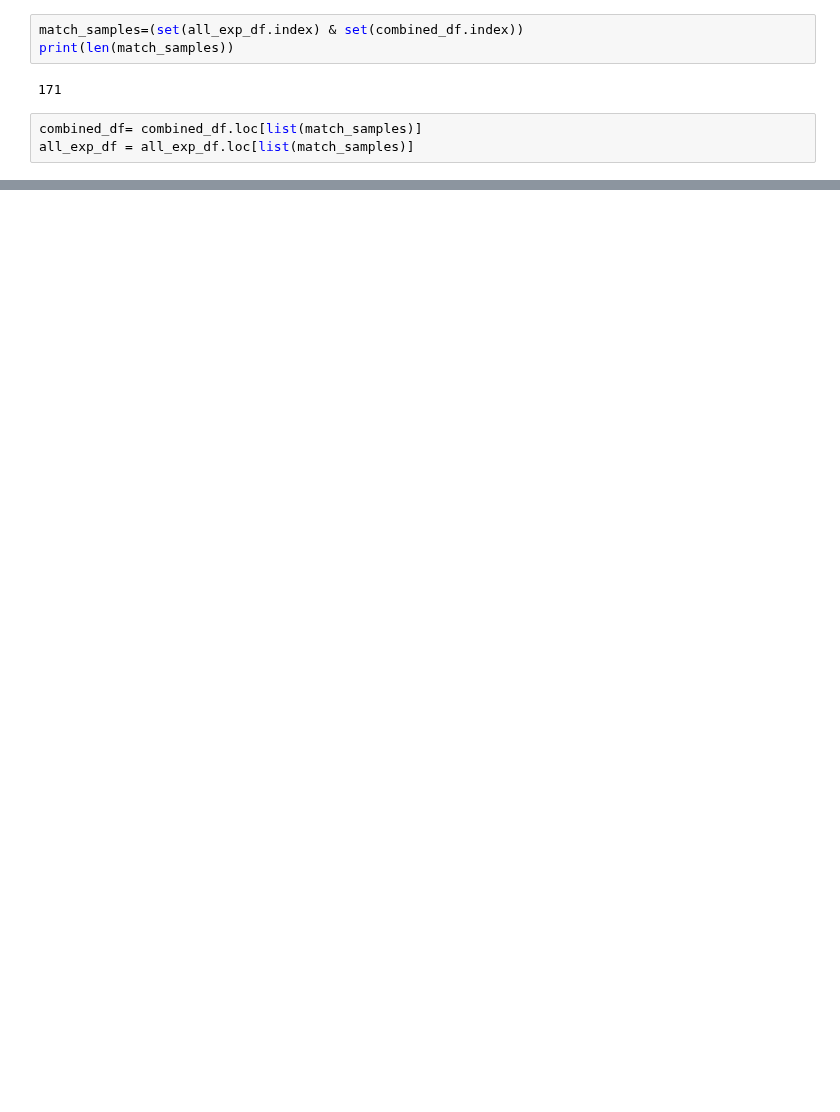
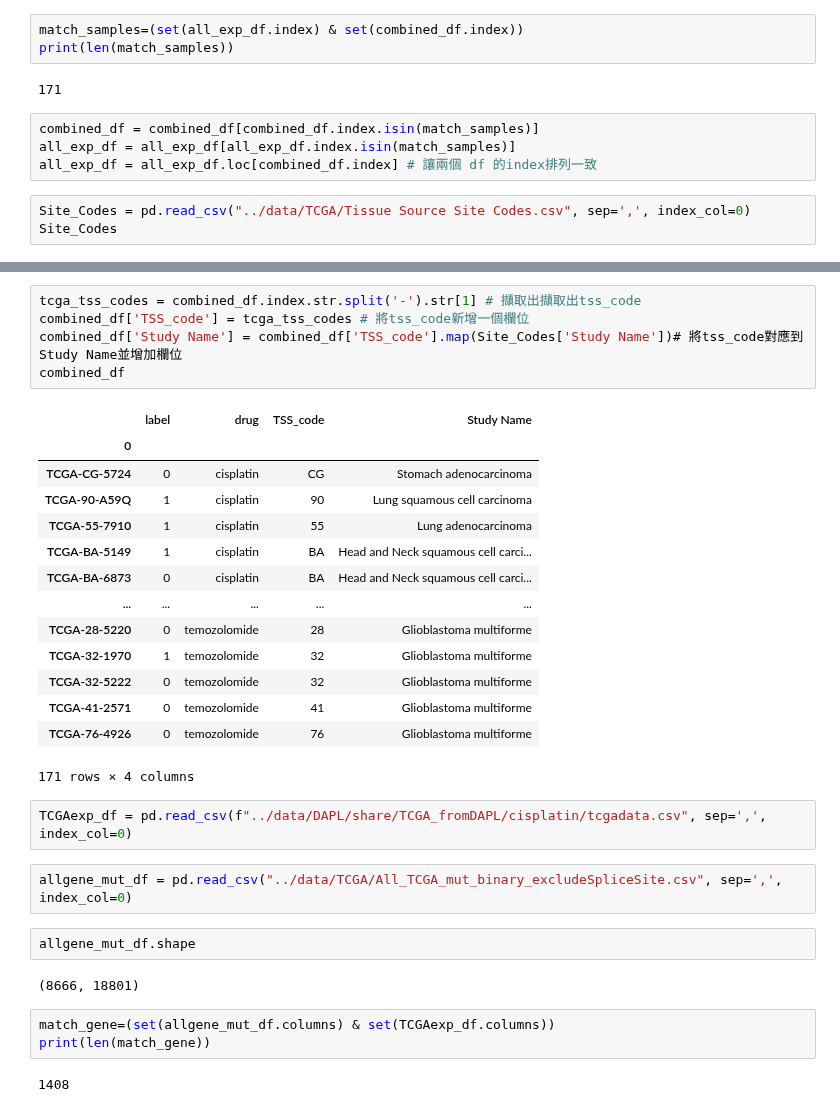
Before and after one commit to chiu-kai/ESPF_OMICS, a Jupyter notebook: inference2.ipynb, the cells around one changed output, grey strips where cells are left out. Saved outputs shown, nothing was run; the diff lists cells and outputs as text; blank space fills up the shorter version.

```diff
--- a/inference2.ipynb
+++ b/inference2.ipynb
@@ -1261,5 +1401,9 @@ print(len(match_samples))
 # %% [output]
 171
 # %%
-combined_df= combined_df.loc[list(match_samples)]
-all_exp_df = all_exp_df.loc[list(match_samples)]
+combined_df = combined_df[combined_df.index.isin(match_samples)]
+all_exp_df = all_exp_df[all_exp_df.index.isin(match_samples)]
+all_exp_df = all_exp_df.loc[combined_df.index] # 讓兩個 df 的index排列一致
+# %%
+Site_Codes = pd.read_csv("../data/TCGA/Tissue Source Site Codes.csv", sep=',', index_col=0)
+Site_Codes
@@ -1265,0 +1425,33 @@ all_exp_df = all_exp_df.loc[list(match_samples)]
+# %%
+tcga_tss_codes = combined_df.index.str.split('-').str[1] # 擷取出擷取出tss_code
+combined_df['TSS_code'] = tcga_tss_codes # 將tss_code新增一個欄位
+combined_df['Study Name'] = combined_df['TSS_code'].map(Site_Codes['Study Name'])# 將tss_code對應到Study Name並增加欄位
+combined_df
+# %% [output]
+|  | label | drug | TSS_code | Study Name |
+| 0 |  |  |  |  |
+| TCGA-CG-5724 | 0 | cisplatin | CG | Stomach adenocarcinoma |
+| TCGA-90-A59Q | 1 | cisplatin | 90 | Lung squamous cell carcinoma |
+| TCGA-55-7910 | 1 | cisplatin | 55 | Lung adenocarcinoma |
+| TCGA-BA-5149 | 1 | cisplatin | BA | Head and Neck squamous cell carci... |
+| TCGA-BA-6873 | 0 | cisplatin | BA | Head and Neck squamous cell carci... |
+| ... | ... | ... | ... | ... |
+| TCGA-28-5220 | 0 | temozolomide | 28 | Glioblastoma multiforme |
+| TCGA-32-1970 | 1 | temozolomide | 32 | Glioblastoma multiforme |
+| TCGA-32-5222 | 0 | temozolomide | 32 | Glioblastoma multiforme |
+| TCGA-41-2571 | 0 | temozolomide | 41 | Glioblastoma multiforme |
+| TCGA-76-4926 | 0 | temozolomide | 76 | Glioblastoma multiforme |
+171 rows × 4 columns
+# %%
+TCGAexp_df = pd.read_csv(f"../data/DAPL/share/TCGA_fromDAPL/cisplatin/tcgadata.csv", sep=',', index_col=0)
+# %%
+allgene_mut_df = pd.read_csv("../data/TCGA/All_TCGA_mut_binary_excludeSpliceSite.csv", sep=',', index_col=0)
+# %%
+allgene_mut_df.shape
+# %% [output]
+(8666, 18801)
+# %%
+match_gene=(set(allgene_mut_df.columns) & set(TCGAexp_df.columns))
+print(len(match_gene))
+# %% [output]
+1408
```
Also changed, not shown: parts of 20 cells of this notebook, 6 other files.
